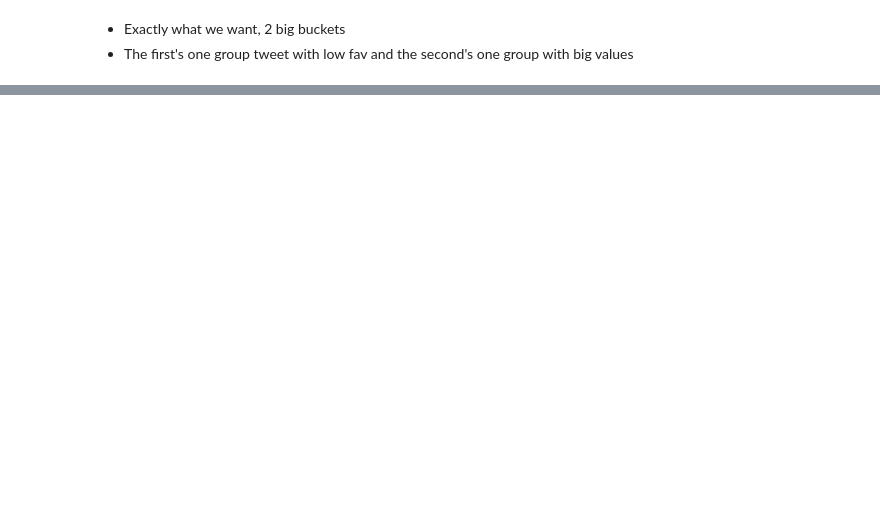
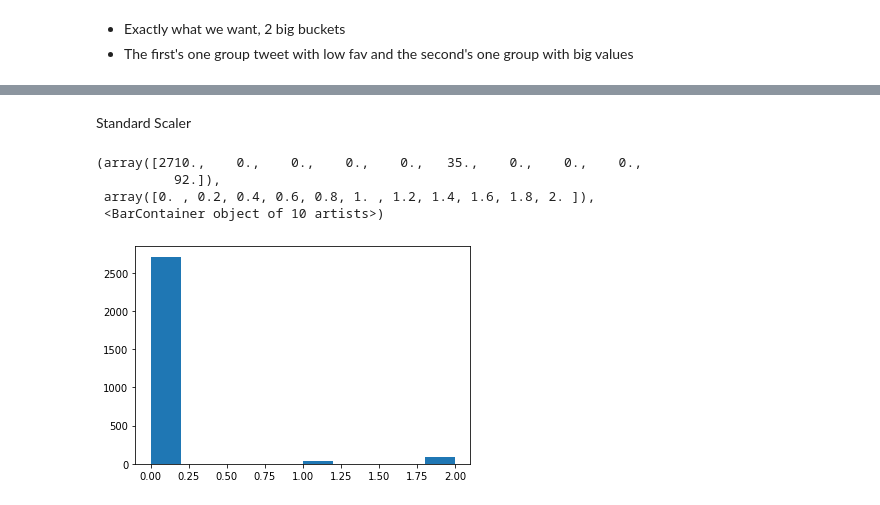
Before and after one commit to Anty45/Tweets-popularity, a Jupyter notebook: notebooks/exploration_tweets.ipynb, the cells around one changed output, grey strips where cells are left out. Cells and saved outputs as stored; diff of their text form; code cells hidden in the pictures; blank space fills up the shorter version.

```diff
--- a/notebooks/exploration_tweets.ipynb
+++ b/notebooks/exploration_tweets.ipynb
@@ -197,0 +249,12 @@ plt.hist(scale_fav, bins=5)
+# %% [markdown]
+Standard Scaler
+# %%
+scale_fav  = RobustScaler().fit_transform(df_preprocessed[df_preprocessed["fav"] < q].fav.to_frame())
+# %%
+plt.hist(scale_fav, bins=10)
+# %% [output]
+(array([2710.,    0.,    0.,    0.,    0.,   35.,    0.,    0.,    0.,
+          92.]),
+ array([0. , 0.2, 0.4, 0.6, 0.8, 1. , 1.2, 1.4, 1.6, 1.8, 2. ]),
+ <BarContainer object of 10 artists>)
+[figure, added]
```
Also changed, not shown: parts of 21 cells of this notebook, 3 other files.
